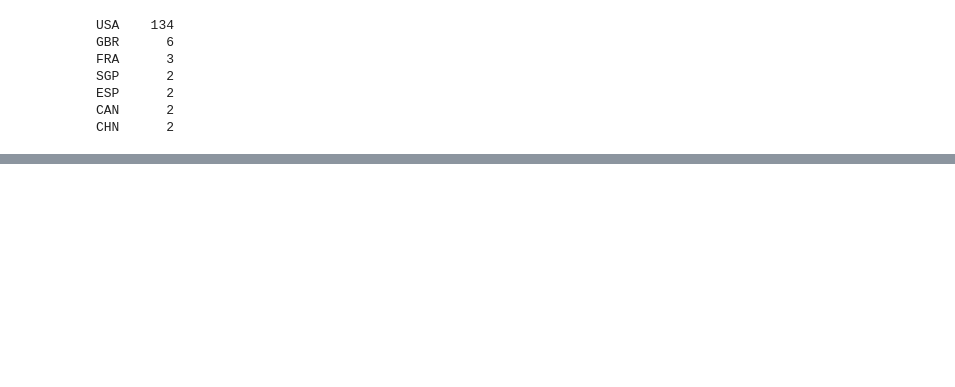
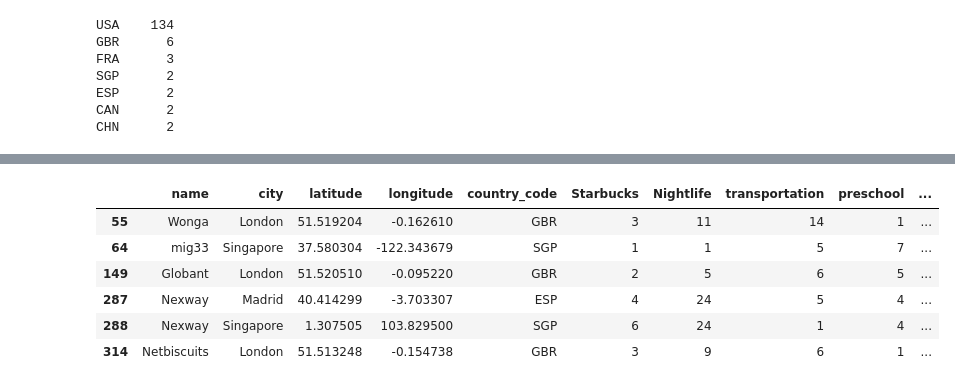
Before and after one commit to KirbyDream/Geospatial-data-Foursquare-API-and-Mongodb, a Jupyter notebook: api_fs_test.ipynb, the cells around one changed output, grey strips where cells are left out. Saved outputs shown, nothing was run; the diff lists cells and outputs as text; code cells hidden in the pictures; blank space fills up the shorter version.

```diff
--- a/api_fs_test.ipynb
+++ b/api_fs_test.ipynb
@@ -224,9 +242,8 @@ CHN      2
 # %%
-#3rd filter preschool
 def getNearbypreschool(lat, long, radius=1000):
 
     # create the API request URL
-    url = f"https://api.foursquare.com/v3/places/search?ll={lat}%2C{long}&radius={radius}&categories=12056&exclude_all_chains=false&sort=DISTANCE&limit=10"
+    url = f"https://api.foursquare.com/v3/places/search?ll={lat}%2C{long}&radius={radius}&categories=12056&exclude_all_chains=false&sort=DISTANCE&limit=50"
 
     # make the GET request
     headers = {
@@ -303,0 +299,15 @@ CAN      1
+# %%
+def getNearbyVeganRest(lat, long, radius=500):
+
+    # create the API request URL
+    url = f"https://api.foursquare.com/v3/places/search?ll={lat}%2C{long}&radius={radius}&categories=13377&exclude_all_chains=false&sort=DISTANCE&limit=50"
+
+    # make the GET request
+    headers = {
+    "accept": "application/json",
+    "Authorization": token_fsq
+    }
+
+    results = requests.get(url,headers=headers).json()["results"]
+
+    return len(results)
@@ -531,0 +407,11 @@ df
+# %%
+test1 = df[~df.country_code.str.contains("USA")]
+test1
+# %% [output]
+|  | name | city | latitude | longitude | country_code | Starbucks | Nightlife | transportation | preschool | ... |
+| 55 | Wonga | London | 51.519204 | -0.162610 | GBR | 3 | 11 | 14 | 1 | ... |
+| 64 | mig33 | Singapore | 37.580304 | -122.343679 | SGP | 1 | 1 | 5 | 7 | ... |
+| 149 | Globant | London | 51.520510 | -0.095220 | GBR | 2 | 5 | 6 | 5 | ... |
+| 287 | Nexway | Madrid | 40.414299 | -3.703307 | ESP | 4 | 24 | 5 | 4 | ... |
+| 288 | Nexway | Singapore | 1.307505 | 103.829500 | SGP | 6 | 24 | 1 | 4 | ... |
+| 314 | Netbiscuits | London | 51.513248 | -0.154738 | GBR | 3 | 9 | 6 | 1 | ... |
```
Also changed, not shown: parts of 61 cells of this notebook.
